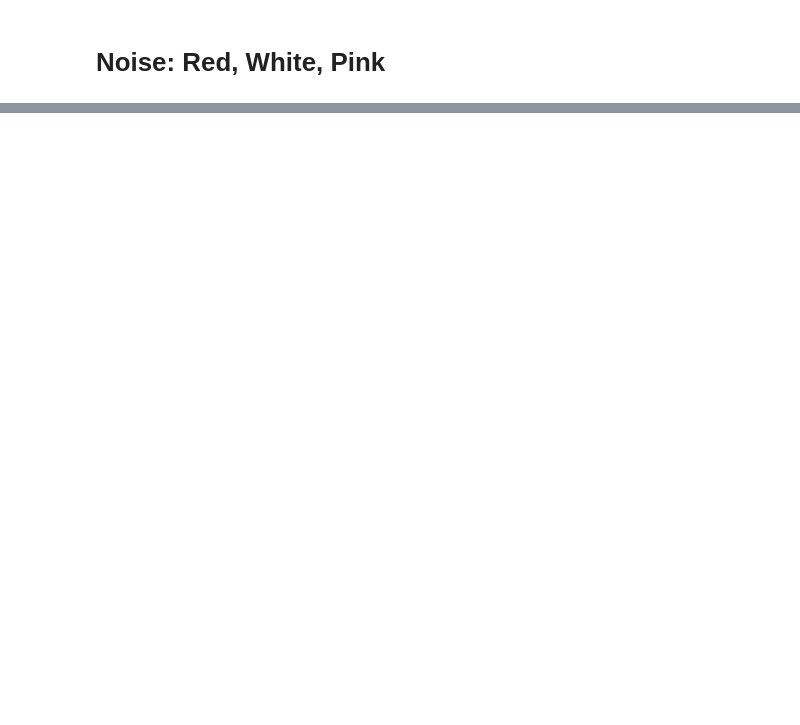
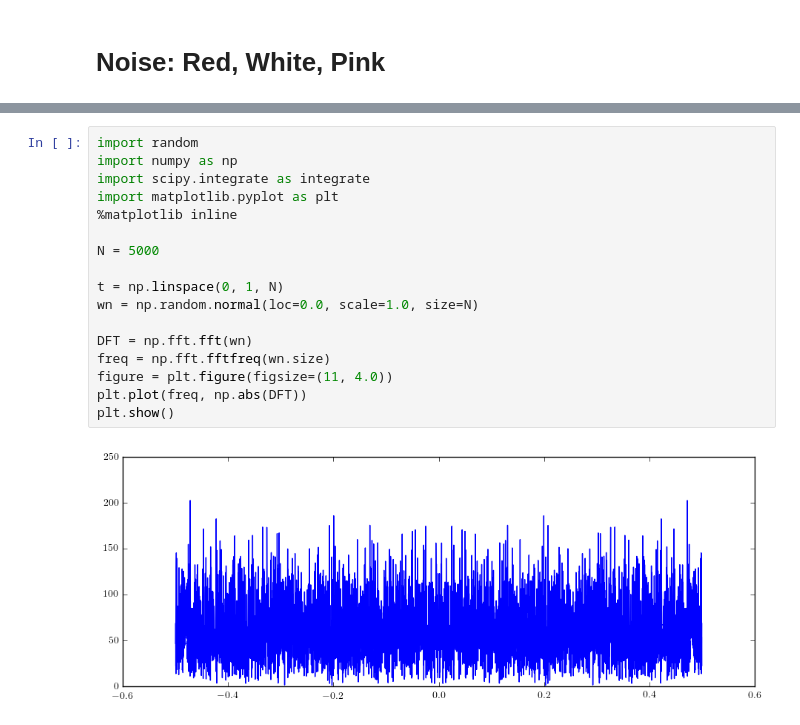
Before and after one commit to astroJeff/SMAC, a Jupyter notebook: Week_21/Noise.ipynb, the cells around one changed output, grey strips where cells are left out. Cells and saved outputs as stored; diff of their text form; blank space fills up the shorter version.

```diff
--- a/Week_21/Noise.ipynb
+++ b/Week_21/Noise.ipynb
@@ -21,0 +20,19 @@ Genreally the power spectrum $P \propto \frac{1}{\nu^\alpha}$. For white noise $
+# %%
+import random
+import numpy as np
+import scipy.integrate as integrate
+import matplotlib.pyplot as plt
+%matplotlib inline
+
+N = 5000
+
+t = np.linspace(0, 1, N)
+wn = np.random.normal(loc=0.0, scale=1.0, size=N)
+
+DFT = np.fft.fft(wn)
+freq = np.fft.fftfreq(wn.size)
+figure = plt.figure(figsize=(11, 4.0))
+plt.plot(freq, np.abs(DFT))
+plt.show()
+# %% [output]
+[figure, added]
```
Also changed, not shown: parts of 2 cells of this notebook.
